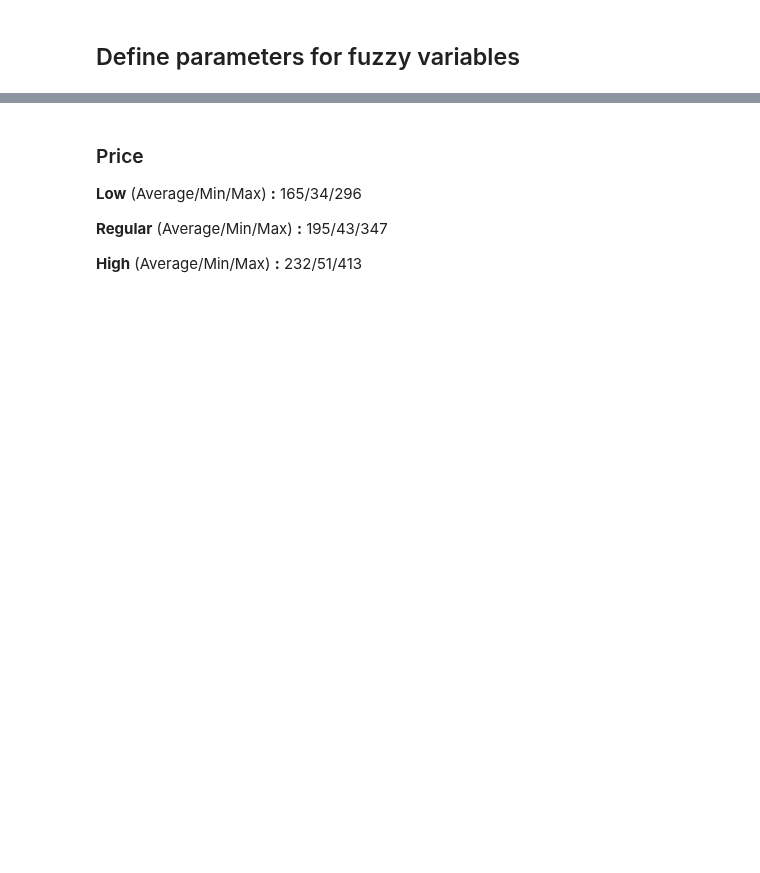
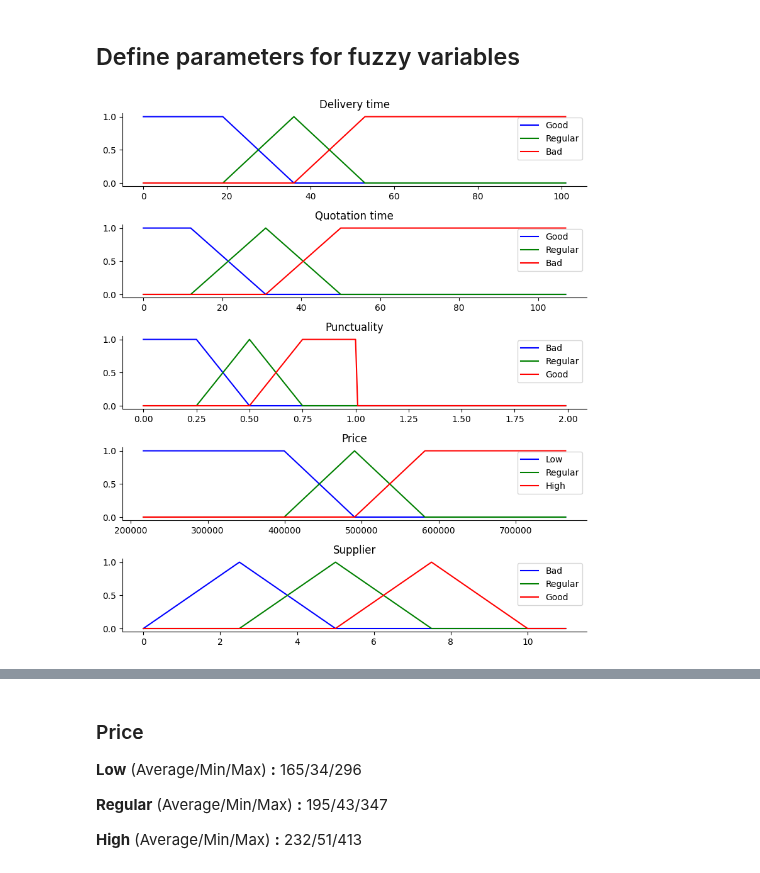
Before and after one commit to rubusarbaro/supplier-selection_fuzzy-logic_thesis, a Jupyter notebook: thesis.ipynb, the cells around one changed output, grey strips where cells are left out. Cells and saved outputs as stored; diff of their text form; code cells hidden in the pictures; blank space fills up the shorter version.

```diff
--- a/thesis.ipynb
+++ b/thesis.ipynb
@@ -155,35 +233,27 @@ var_price = np.arange(floor(µ_business_total - 3*σ_business_total), ceil(µ_bu
 var_punctuality = np.arange(0, 2, 0.01)
 var_supplier = np.arange(0, 11, 0.01)
 
-µ_delivery_time_low = round(env.item_master[(env.item_master["Awarded"] == True) & (env.item_master["Delivery profile"] == "low")]["Delivery time"].mean())
-σ_delivery_time_low = round(env.item_master[(env.item_master["Awarded"] == True) & (env.item_master["Delivery profile"] == "low")]["Delivery time"].std())
-µ_delivery_time_medium = round(env.item_master[(env.item_master["Awarded"] == True) & (env.item_master["Delivery profile"] == "regular")]["Delivery time"].mean())
-σ_delivery_time_medium = round(env.item_master[(env.item_master["Awarded"] == True) & (env.item_master["Delivery profile"] == "regular")]["Delivery time"].std())
-µ_delivery_time_high = round(env.item_master[(env.item_master["Awarded"] == True) & (env.item_master["Delivery profile"] == "high")]["Delivery time"].mean())
-σ_delivery_time_high = round(env.item_master[(env.item_master["Awarded"] == True) & (env.item_master["Delivery profile"] == "high")]["Delivery time"].std())
+µ_delivery_time = round(env.item_master[(env.item_master["Awarded"] == True)]["Delivery time"].mean())
+σ_delivery_time = round(env.item_master[(env.item_master["Awarded"] == True)]["Delivery time"].std())
 
-µ_quotation_time_low = round(env.item_master[(env.item_master["Awarded"] == True) & (env.item_master["Quotation profile"] == "low")]["Quotation time"].mean())
-σ_quotation_time_low = round(env.item_master[(env.item_master["Awarded"] == True) & (env.item_master["Quotation profile"] == "low")]["Quotation time"].std())
-µ_quotation_time_medium = round(env.item_master[(env.item_master["Awarded"] == True) & (env.item_master["Quotation profile"] == "regular")]["Quotation time"].mean())
-σ_quotation_time_medium = round(env.item_master[(env.item_master["Awarded"] == True) & (env.item_master["Quotation profile"] == "regular")]["Quotation time"].std())
-µ_quotation_time_high = round(env.item_master[(env.item_master["Awarded"] == True) & (env.item_master["Quotation profile"] == "high")]["Quotation time"].mean())
-σ_quotation_time_high = round(env.item_master[(env.item_master["Awarded"] == True) & (env.item_master["Quotation profile"] == "high")]["Quotation time"].std())
+µ_quotation_time = round(env.item_master[(env.item_master["Awarded"] == True)]["Quotation time"].mean())
+σ_quotation_time = round(env.item_master[(env.item_master["Awarded"] == True)]["Quotation time"].std())
 
 µ_punctuality_low, σ_punctuality_low = get_μσ_punctuality("low")
 µ_punctuality_medium, σ_punctuality_medium = get_μσ_punctuality("regular")
 µ_punctuality_high, σ_punctuality_high = get_μσ_punctuality("high")
 
-delivery_time_low = fuzzy.trapmf(var_delivery_time, [0, 0, µ_delivery_time_low, µ_delivery_time_low + σ_delivery_time_low])
-delivery_time_medium = fuzzy.trimf(var_delivery_time, [µ_delivery_time_medium - σ_delivery_time_medium, µ_delivery_time_medium, µ_delivery_time_medium + σ_delivery_time_medium])
-delivery_time_high = fuzzy.trapmf(var_delivery_time, [µ_delivery_time_high - σ_delivery_time_high, µ_delivery_time_high, max_delivery_time, max_delivery_time])
+delivery_time_low = fuzzy.trapmf(var_delivery_time, [0, 0, µ_delivery_time - σ_delivery_time, µ_delivery_time])
+delivery_time_medium = fuzzy.trimf(var_delivery_time, [µ_delivery_time - σ_delivery_time, µ_delivery_time, µ_delivery_time + σ_delivery_time])
+delivery_time_high = fuzzy.trapmf(var_delivery_time, [µ_delivery_time, µ_delivery_time + σ_delivery_time, max_delivery_time, max_delivery_time])
 
-quotation_time_low  = fuzzy.trapmf(var_quotation_time, [0, 0, µ_quotation_time_low, µ_quotation_time_low + σ_quotation_time_low])
-quotation_time_medium  = fuzzy.trimf(var_quotation_time, [µ_quotation_time_medium - σ_quotation_time_medium, µ_quotation_time_medium, µ_quotation_time_medium + σ_quotation_time_medium])
-quotation_time_high = fuzzy.trapmf(var_quotation_time, [µ_quotation_time_high - σ_quotation_time_high, µ_quotation_time_high, max_quotation_time, max_quotation_time])
+quotation_time_low  = fuzzy.trapmf(var_quotation_time, [0, 0, µ_quotation_time - σ_quotation_time, µ_quotation_time])
+quotation_time_medium  = fuzzy.trimf(var_quotation_time, [µ_quotation_time - σ_quotation_time, µ_quotation_time, µ_quotation_time + σ_quotation_time])
+quotation_time_high = fuzzy.trapmf(var_quotation_time, [µ_quotation_time, µ_quotation_time + σ_quotation_time, max_quotation_time, max_quotation_time])
 
-punctuality_low = fuzzy.trapmf(var_punctuality, [0, 0, round(µ_punctuality_low, 2), round(µ_punctuality_low + σ_punctuality_low, 2)])
-punctuality_medium = fuzzy.trimf(var_punctuality, [round(µ_punctuality_medium - σ_punctuality_medium, 2), round(µ_punctuality_medium, 2), round(µ_punctuality_medium + σ_punctuality_medium, 2)])
-punctuality_high = fuzzy.trapmf(var_punctuality, [round(µ_punctuality_high - σ_punctuality_high, 2), round(µ_punctuality_high, 2), 1, 1])
+punctuality_low = fuzzy.trapmf(var_punctuality, [0, 0, 0.25, 0.5])
+punctuality_medium = fuzzy.trimf(var_punctuality, [0.25, 0.5, 0.75])
+punctuality_high = fuzzy.trapmf(var_punctuality, [0.5, 0.75, 1, 1])
 
 price_low = fuzzy.trapmf(var_price, [floor(min_business_total), floor(min_business_total), round(µ_business_total - σ_business_total), round(μ_business_total)])
 price_medium = fuzzy.trimf(var_price, [round(μ_business_total - σ_business_total), round(μ_business_total), round(μ_business_total + σ_business_total)])
@@ -206,33 +276,35 @@ ax1.plot(var_quotation_time, quotation_time_medium, "g", linewidth=1.5, label="R
 ax1.plot(var_quotation_time, quotation_time_high, "r", linewidth=1.5, label="Bad")
 ax1.set_title("Quotation time")
 ax1.legend()
 
 ax2.plot(var_punctuality, punctuality_low, "b", linewidth=1.5, label="Bad")
 ax2.plot(var_punctuality, punctuality_medium, "g", linewidth=1.5, label="Regular")
 ax2.plot(var_punctuality, punctuality_high, "r", linewidth=1.5, label="Good")
 ax2.set_title("Punctuality")
 ax2.legend()
 
 ax3.plot(var_price, price_low, "b", linewidth=1.5, label="Low")
 ax3.plot(var_price, price_medium, "g", linewidth=1.5, label="Regular")
 ax3.plot(var_price, price_high, "r", linewidth=1.5, label="High")
 ax3.set_title("Price")
 ax3.legend()
 
 ax4.plot(var_supplier, supplier_low, "b", linewidth=1.5, label="Bad")
 ax4.plot(var_supplier, supplier_medium, "g", linewidth=1.5, label="Regular")
 ax4.plot(var_supplier, supplier_high, "r", linewidth=1.5, label="Good")
 ax4.set_title("Supplier")
 ax4.legend()
 
 for ax in [ax0, ax1, ax2, ax3, ax4]:
     ax.spines["top"].set_visible(False)
     ax.spines["right"].set_visible(False)
     ax.get_xaxis().tick_bottom()
     ax.get_yaxis().tick_left()
 
 plt.tight_layout()
 plt.show()
+# %% [output]
+[figure, added]
 # %%
 new_juneau_ecns = env.gen_ecns(juneau, 10)
 # %%
```
Also changed, not shown: parts of 11 cells of this notebook, 2 other files.
